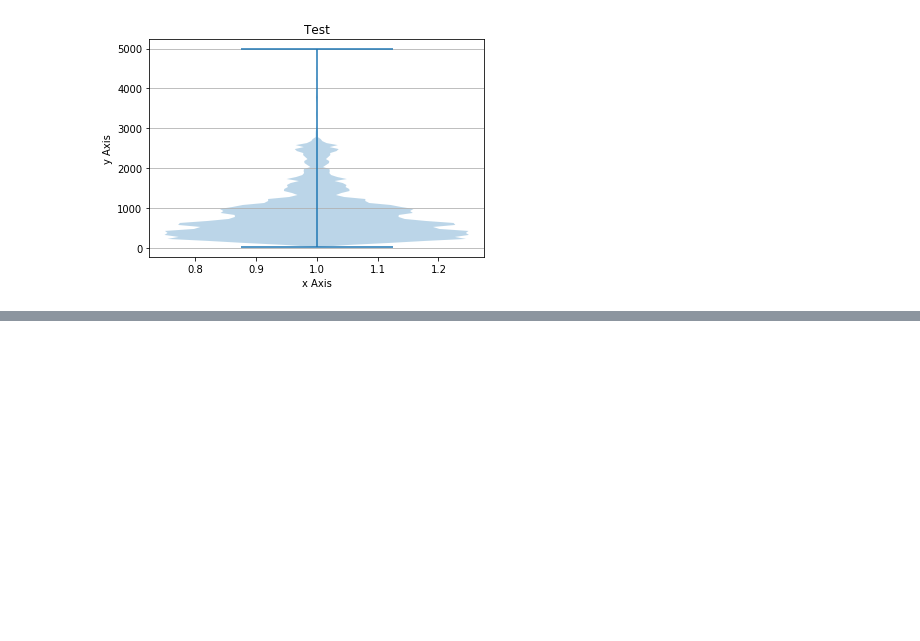
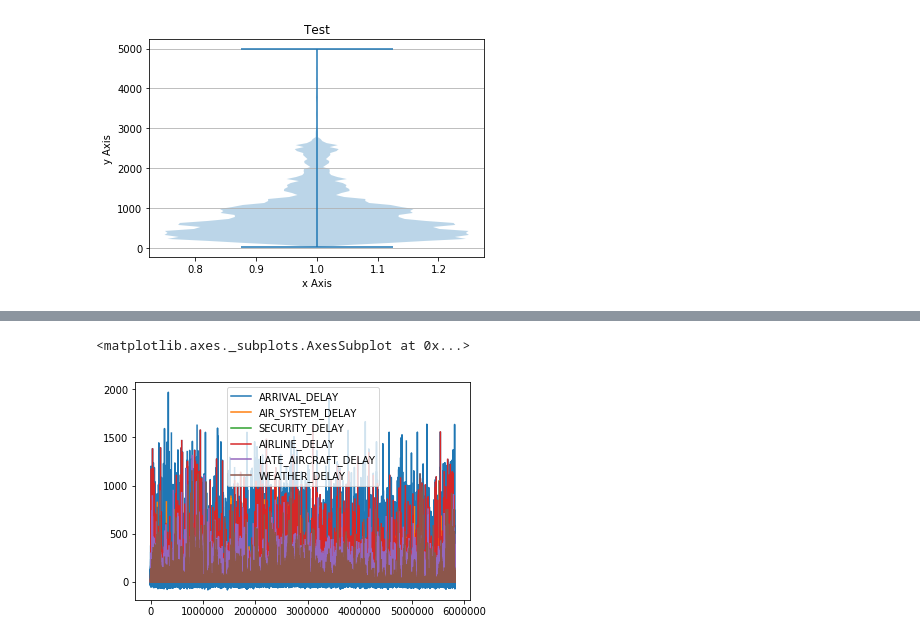
Before and after one commit to talk-ryan/FlightsData, a Jupyter notebook: FlightDataEDA.ipynb, the cells around one changed output, grey strips where cells are left out. Saved outputs shown, nothing was run; the diff lists cells and outputs as text; code cells hidden in the pictures; blank space fills up the shorter version.

```diff
--- a/FlightDataEDA.ipynb
+++ b/FlightDataEDA.ipynb
@@ -94,0 +167,6 @@ pd.get_dummies()
+# %%
+delay_times = df[DELAY_VARIABLES]
+delay_times.plot()
+# %% [output]
+<matplotlib.axes._subplots.AxesSubplot at 0x...>
+[figure, added]
```
Also changed, not shown: parts of 19 cells of this notebook.
